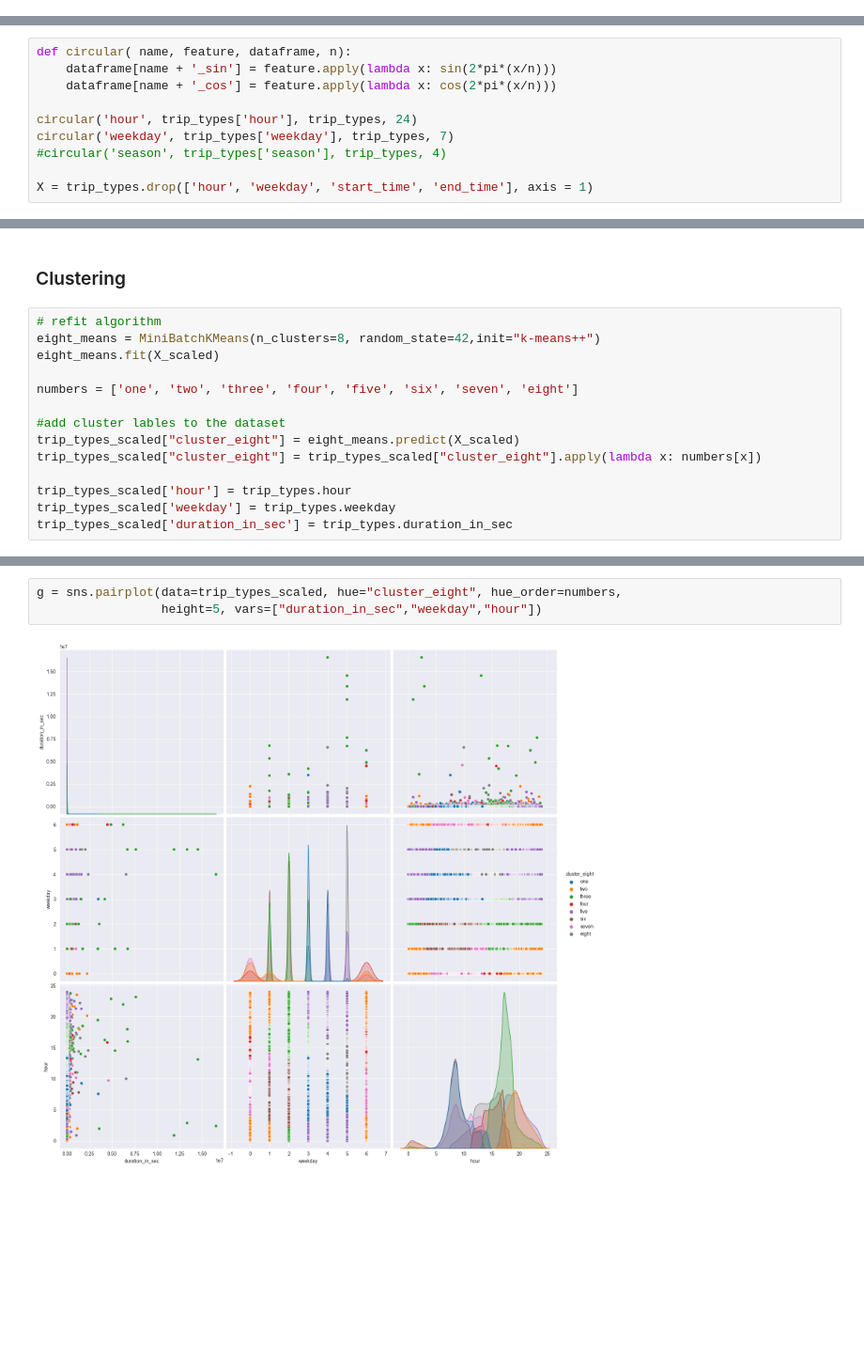
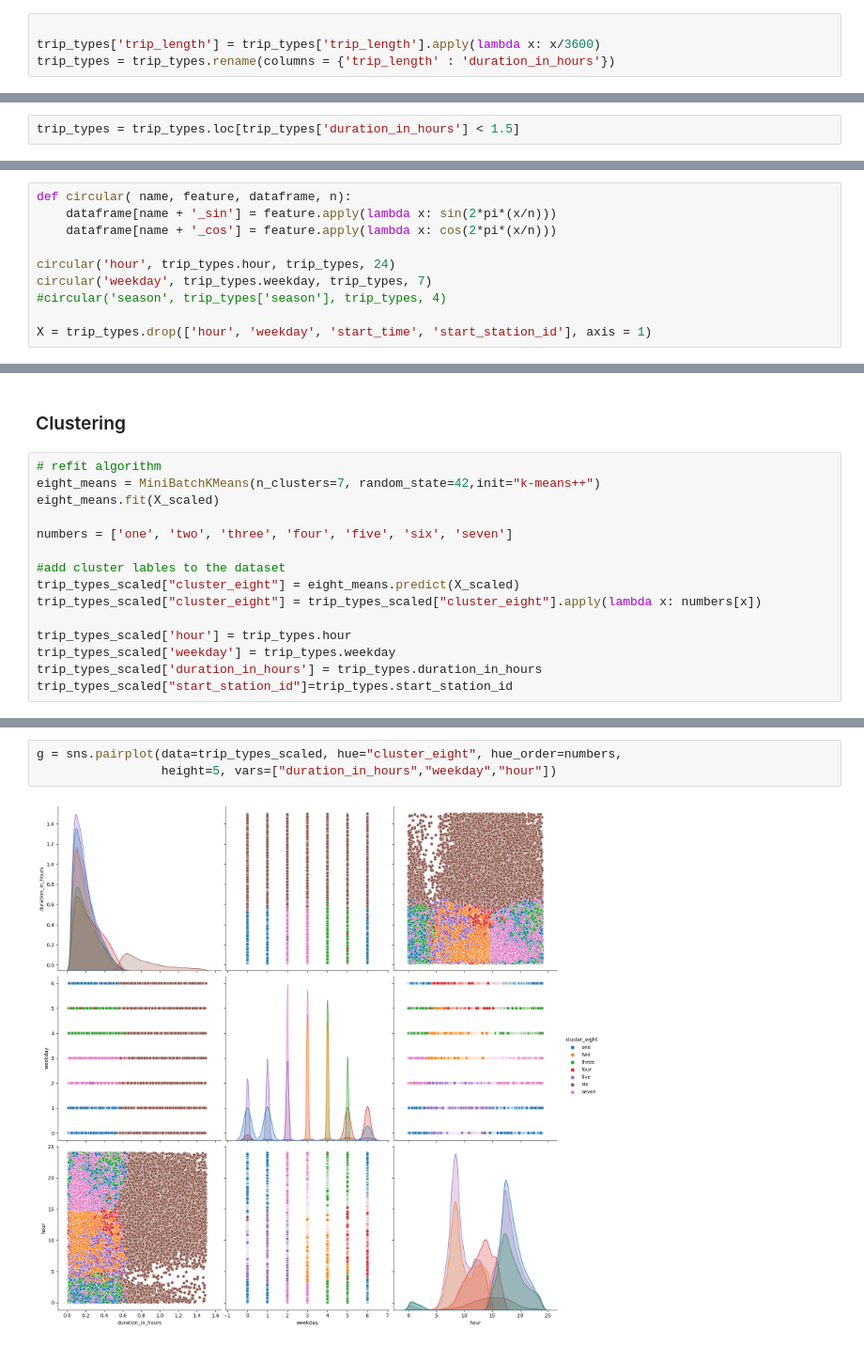
Before and after one commit to RavenRudi/AA_Group16, a Jupyter notebook: cluster_analysis.ipynb, the cells around one changed output, grey strips where cells are left out. Shown at 94% size. Drawn from its saved outputs; the diff is of its cells as text; blank space fills up the shorter version.

Commit message:
cluster

```diff
--- a/cluster_analysis.ipynb
+++ b/cluster_analysis.ipynb
@@ -66,3 +64,7 @@ trip_types = trip_types.rename(columns = {'trip_length' : 'duration_in_sec'})
+# %%
+
+trip_types['trip_length'] = trip_types['trip_length'].apply(lambda x: x/3600)
+trip_types = trip_types.rename(columns = {'trip_length' : 'duration_in_hours'})
 # %%
 trip_types.head()
 # %% [output]
@@ -75,3 +77,5 @@ trip_types.head()
+# %%
+trip_types = trip_types.loc[trip_types['duration_in_hours'] < 1.5]
 # %% [markdown]
 ##### Include circular feature of time variables -> otherwise problem with standardization (why?)
 # %%
@@ -79,11 +83,11 @@ def circular( name, feature, dataframe, n):
     dataframe[name + '_sin'] = feature.apply(lambda x: sin(2*pi*(x/n)))
     dataframe[name + '_cos'] = feature.apply(lambda x: cos(2*pi*(x/n)))
 
-circular('hour', trip_types['hour'], trip_types, 24)
-circular('weekday', trip_types['weekday'], trip_types, 7)
+circular('hour', trip_types.hour, trip_types, 24)
+circular('weekday', trip_types.weekday, trip_types, 7)
 #circular('season', trip_types['season'], trip_types, 4)
 
-X = trip_types.drop(['hour', 'weekday', 'start_time', 'end_time'], axis = 1)
+X = trip_types.drop(['hour', 'weekday', 'start_time', 'start_station_id'], axis = 1)
 # %%
 X.head()
 # %% [output]
@@ -160,10 +164,10 @@ From this graph we inferr that a good amount of clusters lies within the range o
 ### Clustering
 # %%
 # refit algorithm
-eight_means = MiniBatchKMeans(n_clusters=8, random_state=42,init="k-means++")
+eight_means = MiniBatchKMeans(n_clusters=7, random_state=42,init="k-means++")
 eight_means.fit(X_scaled)
 
-numbers = ['one', 'two', 'three', 'four', 'five', 'six', 'seven', 'eight']
+numbers = ['one', 'two', 'three', 'four', 'five', 'six', 'seven']
 
 #add cluster lables to the dataset
 trip_types_scaled["cluster_eight"] = eight_means.predict(X_scaled)
@@ -171,7 +175,8 @@ trip_types_scaled["cluster_eight"] = trip_types_scaled["cluster_eight"].apply(la
 
 trip_types_scaled['hour'] = trip_types.hour
 trip_types_scaled['weekday'] = trip_types.weekday
-trip_types_scaled['duration_in_sec'] = trip_types.duration_in_sec
+trip_types_scaled['duration_in_hours'] = trip_types.duration_in_hours
+trip_types_scaled["start_station_id"]=trip_types.start_station_id
 # %%
 trip_types_scaled.head()
 # %% [output]
@@ -201,8 +206,8 @@ plt.show()
 # %%
 g = sns.pairplot(data=trip_types_scaled, hue="cluster_eight", hue_order=numbers,
-                 height=5, vars=["duration_in_sec","weekday","hour"])
+                 height=5, vars=["duration_in_hours","weekday","hour"])
 # %% [output]
-[figure, old version]
+[figure, new version]
 # %%
 fig,ax = plt.subplots(2,1,figsize=(20,20), dpi= 80)
 axis_font = {'size':'18'}
```
Also changed, not shown: parts of 15 cells of this notebook.
